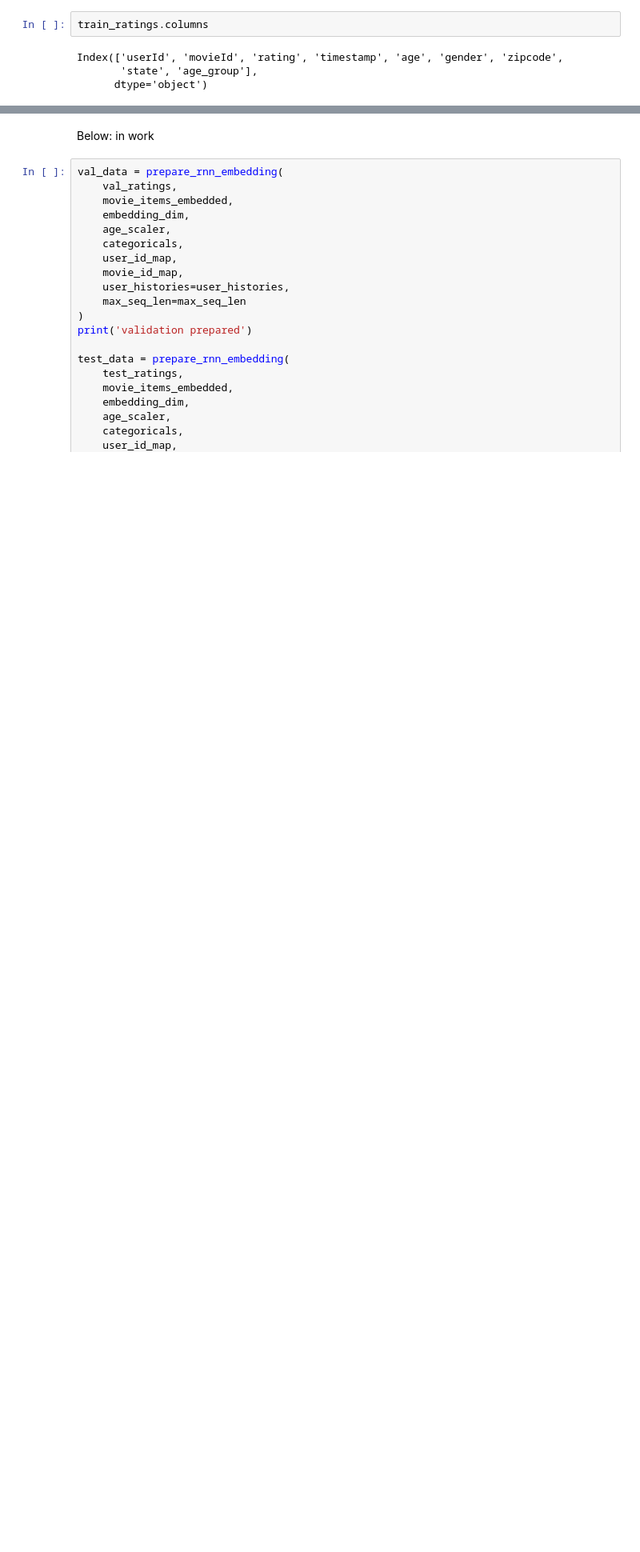
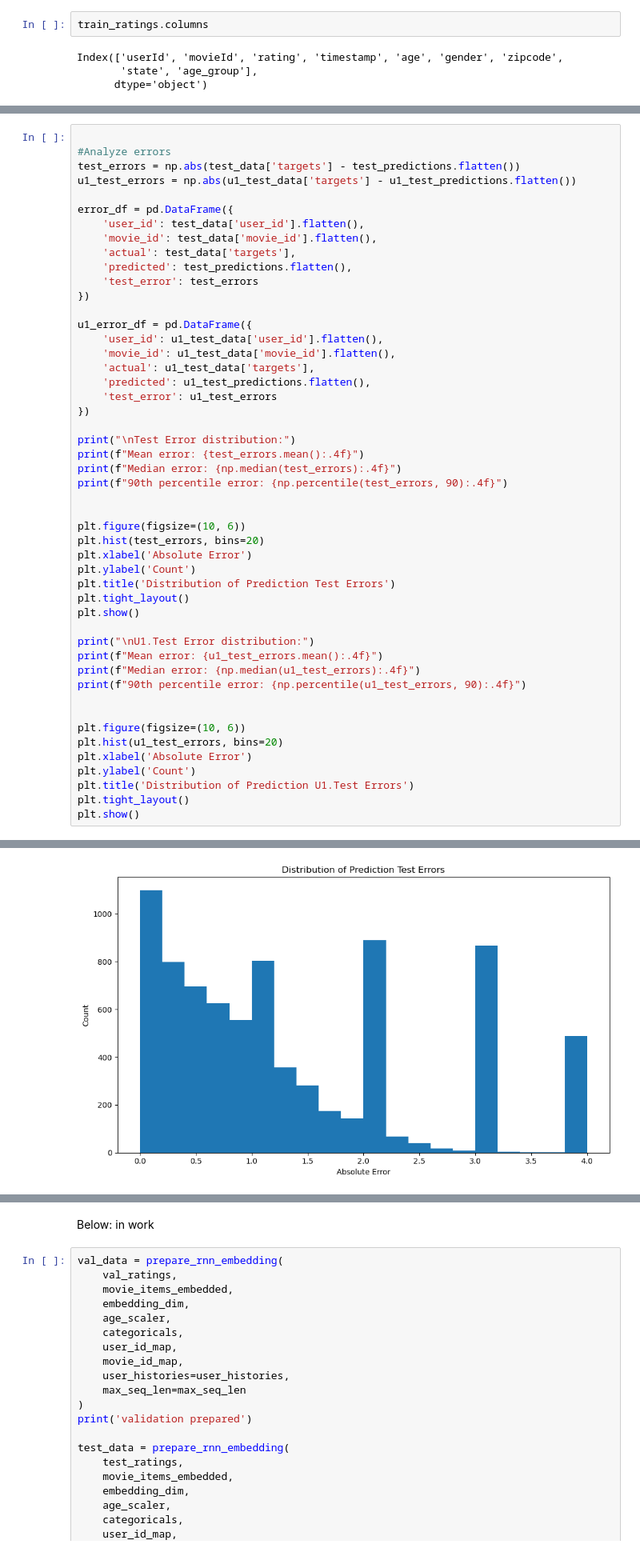
Before and after one commit to daniellipshitz/Recommender-System, a Jupyter notebook: Recommender System/recommender.ipynb, the cells around one changed output, grey strips where cells are left out. Shown at 80% size. Saved outputs shown, nothing was run; the diff lists cells and outputs as text; blank space fills up the shorter version.

```diff
--- a/Recommender System/recommender.ipynb
+++ b/Recommender System/recommender.ipynb
@@ -2078,0 +2248,50 @@ ValueError: in user code:
+# %%
+
+#Analyze errors
+test_errors = np.abs(test_data['targets'] - test_predictions.flatten())
+u1_test_errors = np.abs(u1_test_data['targets'] - u1_test_predictions.flatten())
+
+error_df = pd.DataFrame({
+    'user_id': test_data['user_id'].flatten(),
+    'movie_id': test_data['movie_id'].flatten(),
+    'actual': test_data['targets'],
+    'predicted': test_predictions.flatten(),
+    'test_error': test_errors
+})
+
+u1_error_df = pd.DataFrame({
+    'user_id': u1_test_data['user_id'].flatten(),
+    'movie_id': u1_test_data['movie_id'].flatten(),
+    'actual': u1_test_data['targets'],
+    'predicted': u1_test_predictions.flatten(),
+    'test_error': u1_test_errors
+})
+
+print("\nTest Error distribution:")
+print(f"Mean error: {test_errors.mean():.4f}")
+print(f"Median error: {np.median(test_errors):.4f}")
+print(f"90th percentile error: {np.percentile(test_errors, 90):.4f}")
+
+
+plt.figure(figsize=(10, 6))
+plt.hist(test_errors, bins=20)
+plt.xlabel('Absolute Error')
+plt.ylabel('Count')
+plt.title('Distribution of Prediction Test Errors')
+plt.tight_layout()
+plt.show()
+
+print("\nU1.Test Error distribution:")
+print(f"Mean error: {u1_test_errors.mean():.4f}")
+print(f"Median error: {np.median(u1_test_errors):.4f}")
+print(f"90th percentile error: {np.percentile(u1_test_errors, 90):.4f}")
+
+
+plt.figure(figsize=(10, 6))
+plt.hist(u1_test_errors, bins=20)
+plt.xlabel('Absolute Error')
+plt.ylabel('Count')
+plt.title('Distribution of Prediction U1.Test Errors')
+plt.tight_layout()
+plt.show()
+# %% [output]
@@ -2078,0 +2302 @@ ValueError: in user code:
+[figure, added]
```
Also changed, not shown: parts of 15 cells of this notebook.
